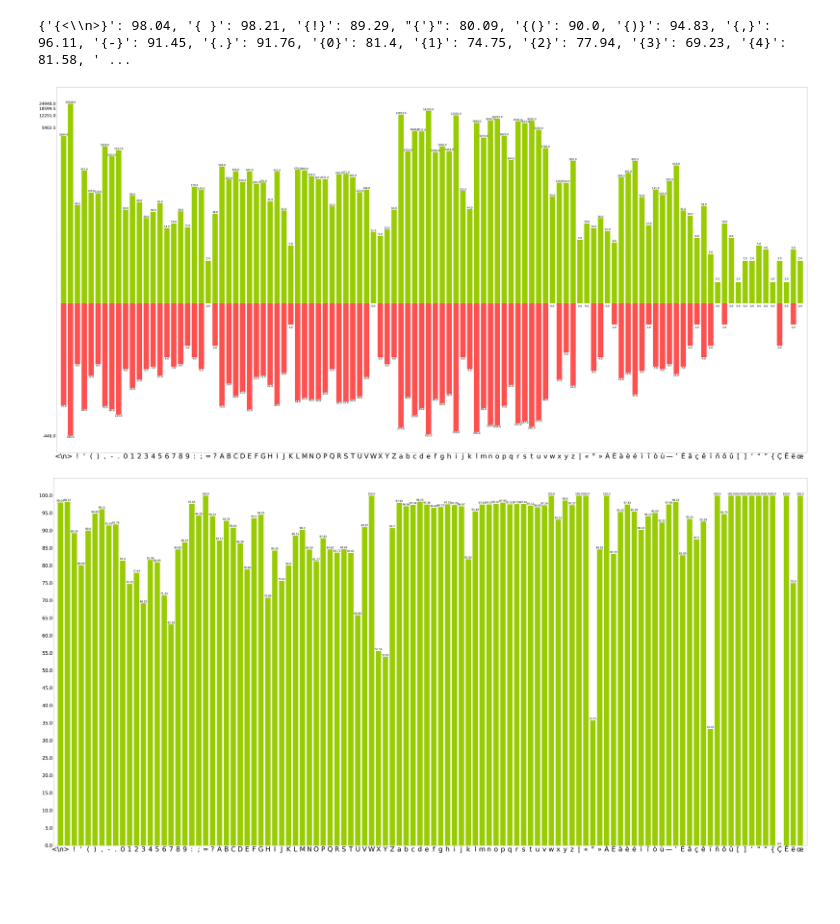
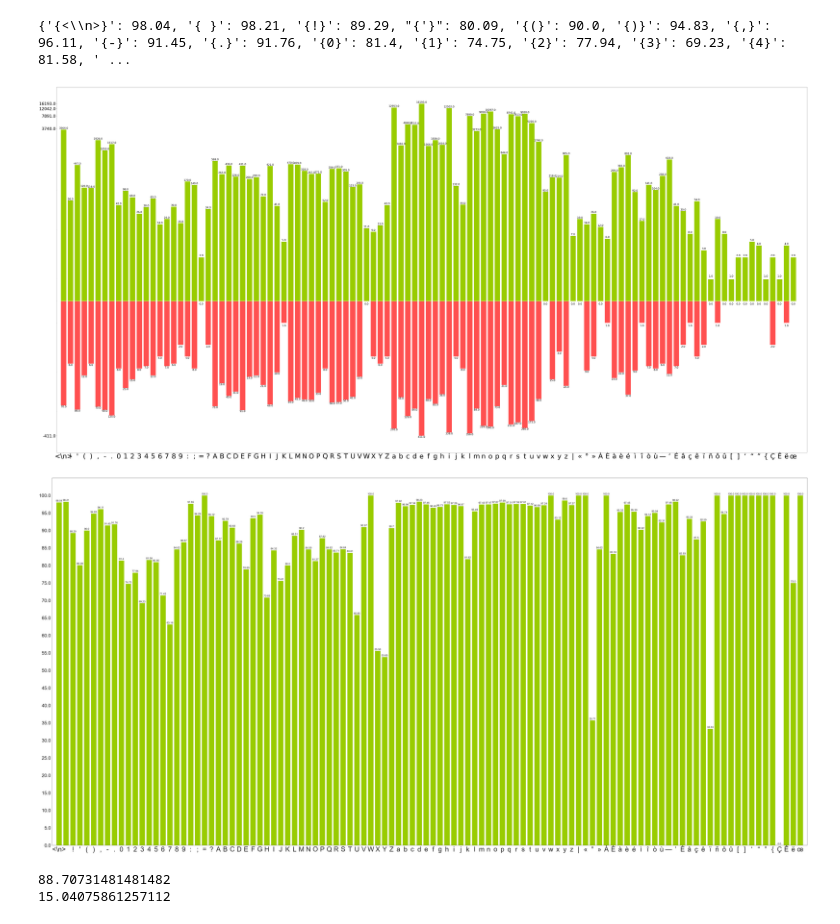
Before and after one commit to polifonia-project/textual-corpus-population, a Jupyter notebook: etc/error_analysis/visualisation.ipynb, the cells around one changed output. Cells and saved outputs as stored; diff of their text form; code cells hidden in the pictures; blank space fills up the shorter version.

Commit message:
updated visualization notebook

```diff
--- a/etc/error_analysis/visualisation.ipynb
+++ b/etc/error_analysis/visualisation.ipynb
@@ -32,31 +32,35 @@ print(percentage_error)
 # %%
 import numpy as np
 import matplotlib.pyplot as plt
+import seaborn as sns
 
 plt.figure(figsize=(100, 50), dpi=80)
+
+all_errors.pop('{ }')
 
 n = len(all_errors.items())
 X = np.arange(n)
 Y1 = np.array([float(y[0]) for x, y in all_errors.items()])
 Y2 = np.array([float(y[1]) for x, y in all_errors.items()])
 
 for x, y in zip(X, Y1):
     plt.text(x, y + 0.08, y, ha='center', va= 'bottom', fontsize=19)
 
 for x, y in zip(X, Y2):
     plt.text(x, -y - 0.08, y, ha='center', va= 'top', fontsize=19)
 
 plt.bar(X, Y1, facecolor='#99cc00', edgecolor='white')
 plt.bar(X, -Y2, facecolor='#ff5050', edgecolor='white')
 plt.xlim([-1, 108])
 plt.yscale('symlog')
 plt.xticks(X, [x[1:-1] for x, y in all_errors.items()], fontsize=50)
 plt.yticks(np.linspace(-Y2.max(), Y1.max(), 5), np.linspace(-Y2.max(), Y1.max(), 5), fontsize=30)
 plt.savefig('../img/double_bar.png')
 # %% [output]
-[figure, old version]
+[figure, new version]
 # %%
 plt.figure(figsize=(100, 50), dpi=80)
+sns.set_theme(style="white")
 
 n = len(percentage_error.items())
 X = np.arange(n)
@@ -72,4 +76,14 @@ plt.xticks(X, [x[1:-1] for x, y in percentage_error.items()], fontsize=50)
 plt.yticks(np.arange(Y.min(), Y.max() + 1, 5), np.arange(Y.min(), Y.max() + 1, 5), fontsize=35)
 plt.savefig('../img/percentage_bar.png')
 # %% [output]
-[figure, old version]
+[figure, new version]
+# %%
+import statistics
+
+errors = [y for x, y in percentage_error.items()]
+
+print(statistics.mean(errors))
+print(np.std(errors))
+# %% [output]
+88.70731481481482
+15.04075861257112
```
Also changed, not shown: 2 other files.
